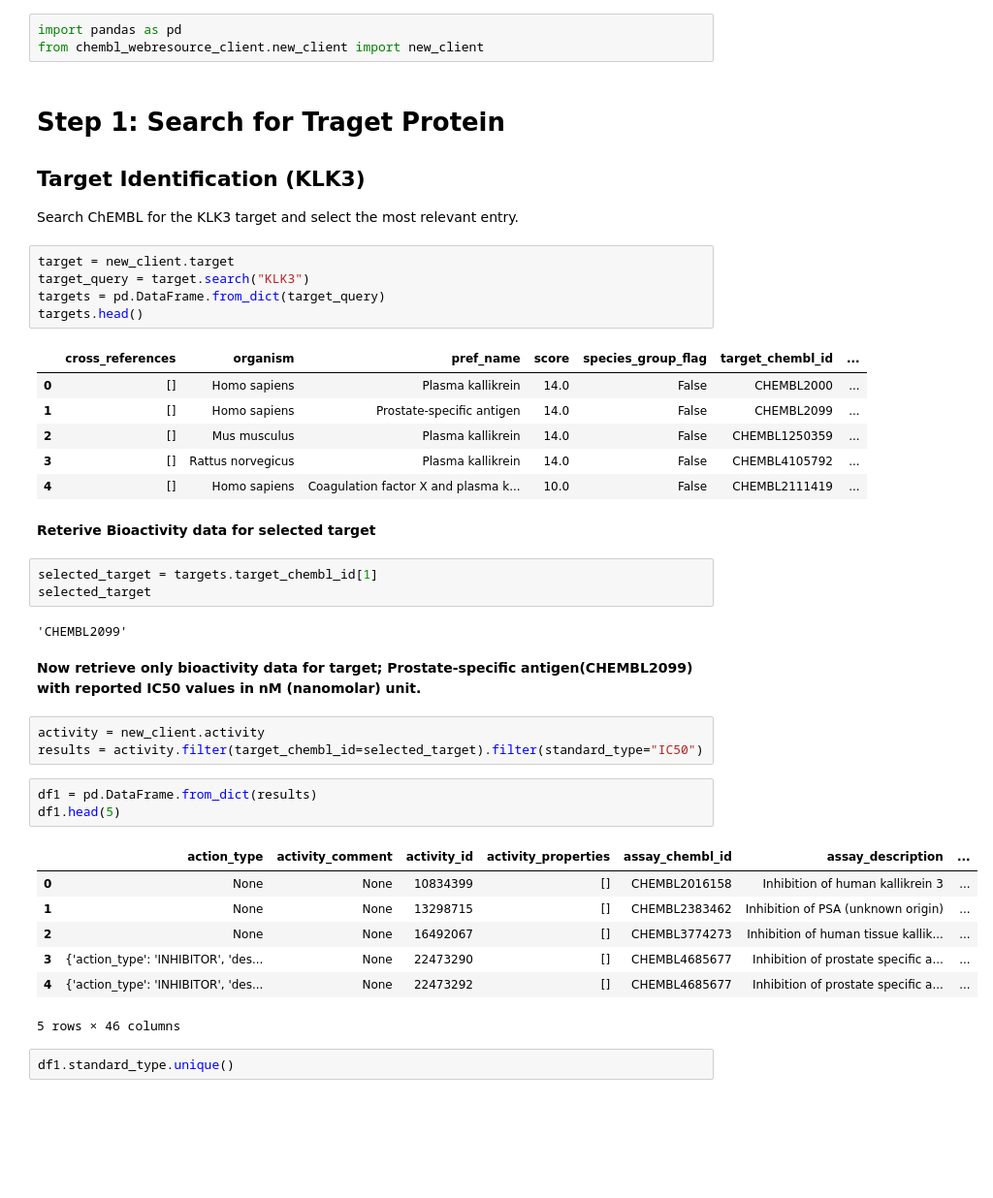
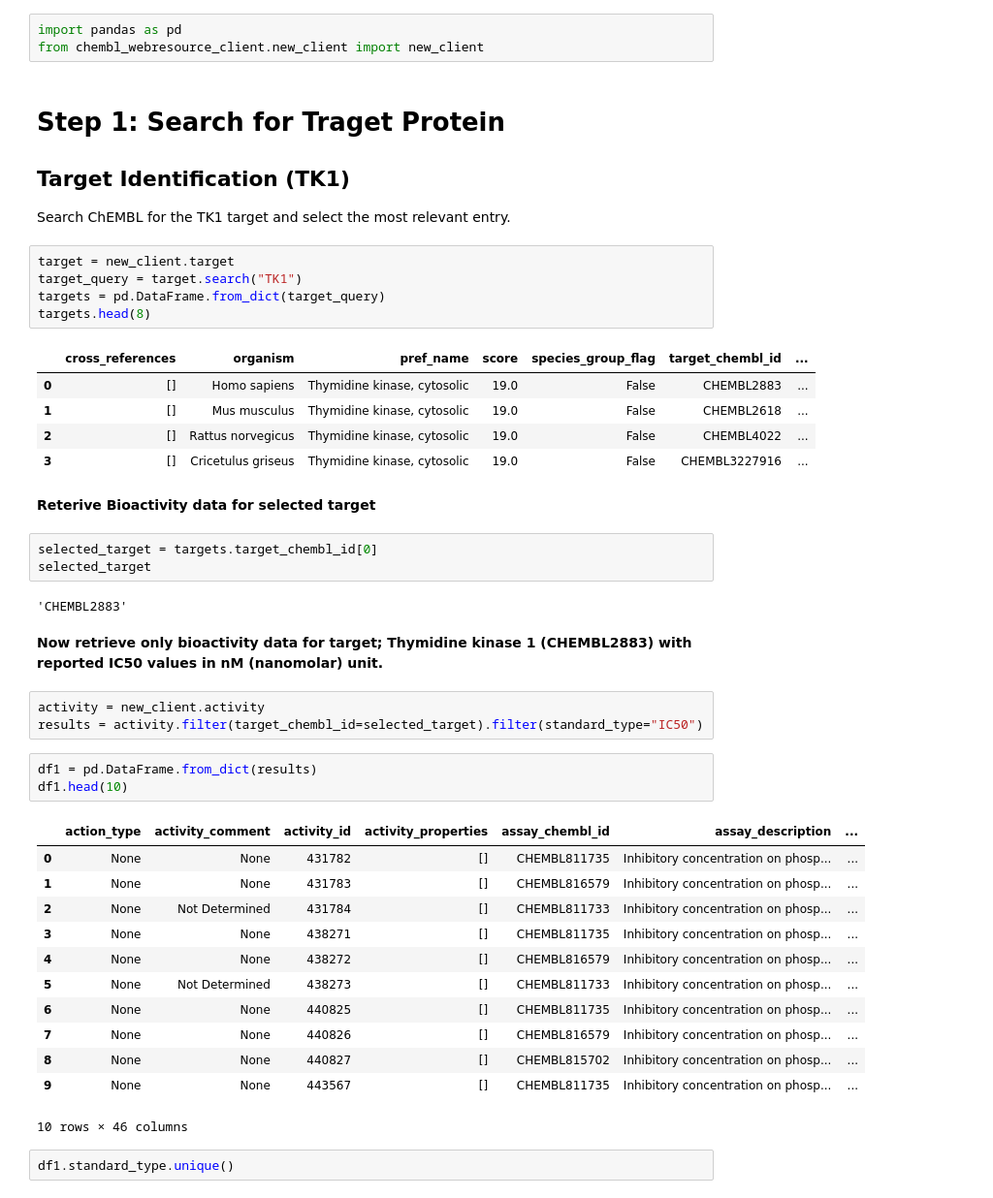
Before and after one commit to mrs-ob/AI_and_Drug_Discovery_Course_2026, a Jupyter notebook: Assignment_2_QSAR_data_curation.ipynb, the cells around one changed output. Shown at 97% size. Cells and saved outputs as stored; diff of their text form; blank space fills up the shorter version.

```diff
--- a/Assignment_2_QSAR_data_curation.ipynb
+++ b/Assignment_2_QSAR_data_curation.ipynb
@@ -59,43 +59,47 @@ from chembl_webresource_client.new_client import new_client
 # %% [markdown]
 # **Step 1: Search for Traget Protein**
 
-## **Target Identification (KLK3)**
-Search ChEMBL for the KLK3 target and select the most relevant entry.
+## **Target Identification (TK1)**
+Search ChEMBL for the TK1 target and select the most relevant entry.
 # %%
 target = new_client.target
-target_query = target.search("KLK3")
+target_query = target.search("TK1")
 targets = pd.DataFrame.from_dict(target_query)
-targets.head()
+targets.head(8)
 # %% [output]
 |  | cross_references | organism | pref_name | score | species_group_flag | target_chembl_id | ... |
-| 0 | [] | Homo sapiens | Plasma kallikrein | 14.0 | False | CHEMBL2000 | ... |
-| 1 | [] | Homo sapiens | Prostate-specific antigen | 14.0 | False | CHEMBL2099 | ... |
-| 2 | [] | Mus musculus | Plasma kallikrein | 14.0 | False | CHEMBL1250359 | ... |
-| 3 | [] | Rattus norvegicus | Plasma kallikrein | 14.0 | False | CHEMBL4105792 | ... |
-| 4 | [] | Homo sapiens | Coagulation factor X and plasma k... | 10.0 | False | CHEMBL2111419 | ... |
+| 0 | [] | Homo sapiens | Thymidine kinase, cytosolic | 19.0 | False | CHEMBL2883 | ... |
+| 1 | [] | Mus musculus | Thymidine kinase, cytosolic | 19.0 | False | CHEMBL2618 | ... |
+| 2 | [] | Rattus norvegicus | Thymidine kinase, cytosolic | 19.0 | False | CHEMBL4022 | ... |
+| 3 | [] | Cricetulus griseus | Thymidine kinase, cytosolic | 19.0 | False | CHEMBL3227916 | ... |
 # %% [markdown]
 **Reterive Bioactivity data for selected target**
 # %%
-selected_target = targets.target_chembl_id[1]
+selected_target = targets.target_chembl_id[0]
 selected_target
 # %% [output]
-'CHEMBL2099'
+'CHEMBL2883'
 # %% [markdown]
-**Now retrieve only bioactivity data for target; **Prostate-specific antigen(CHEMBL2099)** with reported IC50  values in nM (nanomolar) unit.**
+**Now retrieve only bioactivity data for target; **Thymidine kinase 1 (CHEMBL2883)** with reported IC50  values in nM (nanomolar) unit.**
 # %%
 activity = new_client.activity
 results = activity.filter(target_chembl_id=selected_target).filter(standard_type="IC50")
 # %%
 df1 = pd.DataFrame.from_dict(results)
-df1.head(5)
+df1.head(10)
 # %% [output]
 |  | action_type | activity_comment | activity_id | activity_properties | assay_chembl_id | assay_description | ... |
-| 0 | None | None | 10834399 | [] | CHEMBL2016158 | Inhibition of human kallikrein 3 | ... |
-| 1 | None | None | 13298715 | [] | CHEMBL2383462 | Inhibition of PSA (unknown origin) | ... |
-| 2 | None | None | 16492067 | [] | CHEMBL3774273 | Inhibition of human tissue kallik... | ... |
-| 3 | {'action_type': 'INHIBITOR', 'des... | None | 22473290 | [] | CHEMBL4685677 | Inhibition of prostate specific a... | ... |
-| 4 | {'action_type': 'INHIBITOR', 'des... | None | 22473292 | [] | CHEMBL4685677 | Inhibition of prostate specific a... | ... |
+| 0 | None | None | 431782 | [] | CHEMBL811735 | Inhibitory concentration on phosp... | ... |
+| 1 | None | None | 431783 | [] | CHEMBL816579 | Inhibitory concentration on phosp... | ... |
+| 2 | None | Not Determined | 431784 | [] | CHEMBL811733 | Inhibitory concentration on phosp... | ... |
+| 3 | None | None | 438271 | [] | CHEMBL811735 | Inhibitory concentration on phosp... | ... |
+| 4 | None | None | 438272 | [] | CHEMBL816579 | Inhibitory concentration on phosp... | ... |
+| 5 | None | Not Determined | 438273 | [] | CHEMBL811733 | Inhibitory concentration on phosp... | ... |
+| 6 | None | None | 440825 | [] | CHEMBL811735 | Inhibitory concentration on phosp... | ... |
+| 7 | None | None | 440826 | [] | CHEMBL816579 | Inhibitory concentration on phosp... | ... |
+| 8 | None | None | 440827 | [] | CHEMBL815702 | Inhibitory concentration on phosp... | ... |
+| 9 | None | None | 443567 | [] | CHEMBL811735 | Inhibitory concentration on phosp... | ... |
-5 rows × 46 columns
+10 rows × 46 columns
 # %%
 df1.standard_type.unique()
 # %% [output]
```
Also changed, not shown: parts of 5 cells of this notebook.
